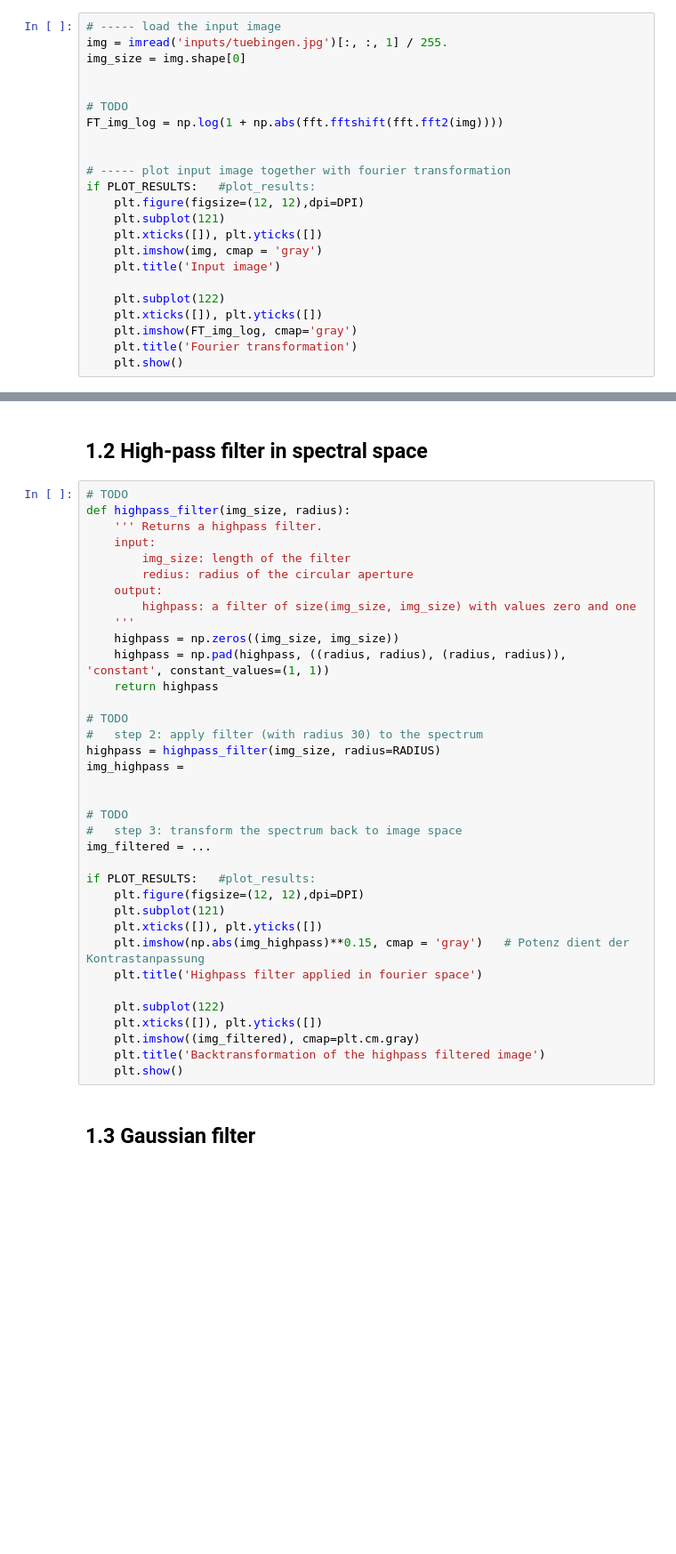
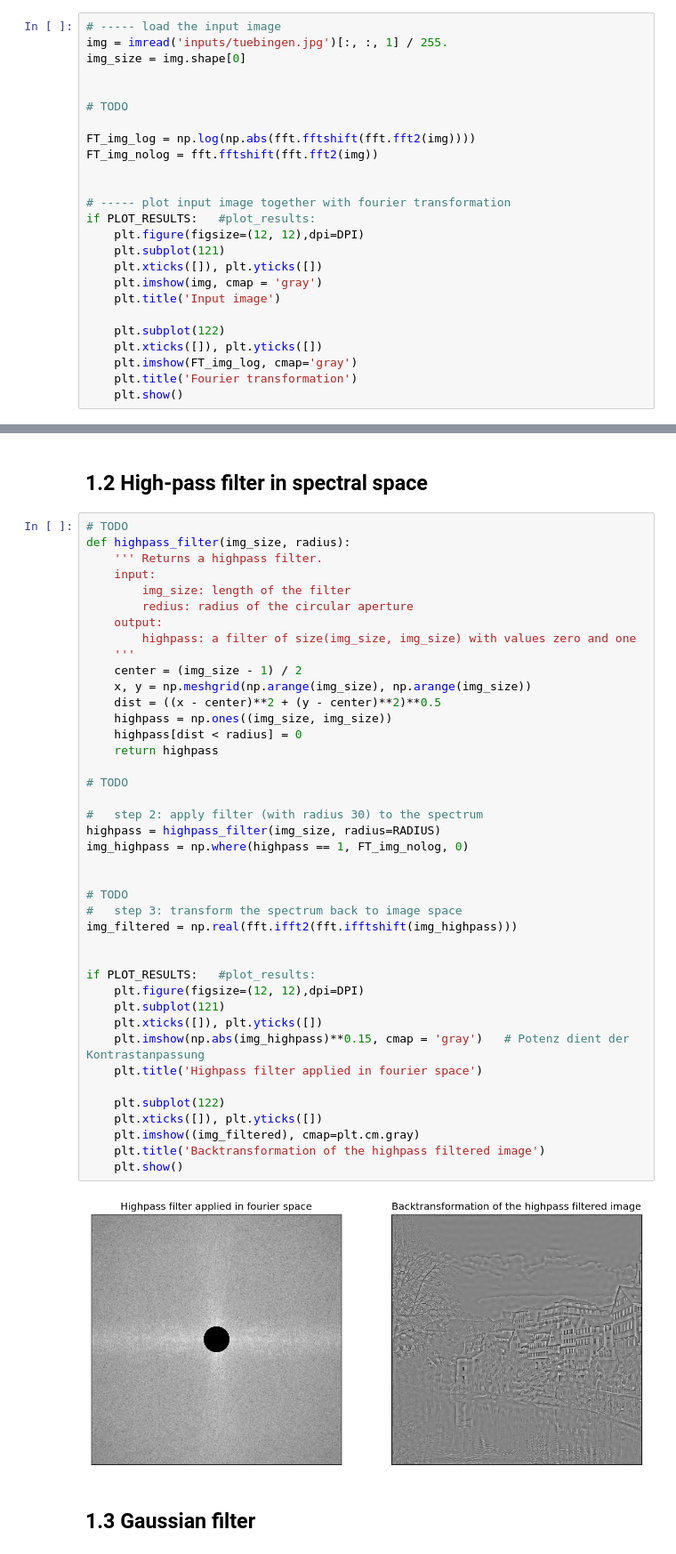
Before and after one commit to faehdy/Bildverarbeitung, a Jupyter notebook: fourier.ipynb, the cells around one changed output, grey strips where cells are left out. Shown at 89% size. Saved outputs shown, nothing was run; the diff lists cells and outputs as text; blank space fills up the shorter version.

```diff
--- a/fourier.ipynb
+++ b/fourier.ipynb
@@ -17,7 +17,9 @@ img_size = img.shape[0]
 
 
 # TODO
-FT_img_log = np.log(1 + np.abs(fft.fftshift(fft.fft2(img))))
+
+FT_img_log = np.log(np.abs(fft.fftshift(fft.fft2(img))))
+FT_img_nolog = fft.fftshift(fft.fft2(img))
 
 
 # ----- plot input image together with fourier transformation
@@ -42,37 +44,44 @@ if PLOT_RESULTS:   #plot_results:
 def highpass_filter(img_size, radius):
     ''' Returns a highpass filter.
     input:
         img_size: length of the filter
         redius: radius of the circular aperture
     output:
         highpass: a filter of size(img_size, img_size) with values zero and one
     '''
-    highpass = np.zeros((img_size, img_size))
-    highpass = np.pad(highpass, ((radius, radius), (radius, radius)), 'constant', constant_values=(1, 1))
+    center = (img_size - 1) / 2
+    x, y = np.meshgrid(np.arange(img_size), np.arange(img_size))
+    dist = ((x - center)**2 + (y - center)**2)**0.5
+    highpass = np.ones((img_size, img_size))
+    highpass[dist < radius] = 0
     return highpass
 
 # TODO
+
 #   step 2: apply filter (with radius 30) to the spectrum
 highpass = highpass_filter(img_size, radius=RADIUS)
-img_highpass =
+img_highpass = np.where(highpass == 1, FT_img_nolog, 0)
 
 
 # TODO
 #   step 3: transform the spectrum back to image space
-img_filtered = ...
+img_filtered = np.real(fft.ifft2(fft.ifftshift(img_highpass)))
+
 
 if PLOT_RESULTS:   #plot_results:
     plt.figure(figsize=(12, 12),dpi=DPI)
     plt.subplot(121)
     plt.xticks([]), plt.yticks([])
     plt.imshow(np.abs(img_highpass)**0.15, cmap = 'gray')   # Potenz dient der Kontrastanpassung
     plt.title('Highpass filter applied in fourier space')
 
     plt.subplot(122)
     plt.xticks([]), plt.yticks([])
     plt.imshow((img_filtered), cmap=plt.cm.gray)
     plt.title('Backtransformation of the highpass filtered image')
     plt.show()
+# %% [output]
+[figure, added]
 # %% [markdown]
 ## 1.3 Gaussian filter
 # %% [markdown]
```
Also changed, not shown: parts of 7 cells of this notebook, 2 other files.
